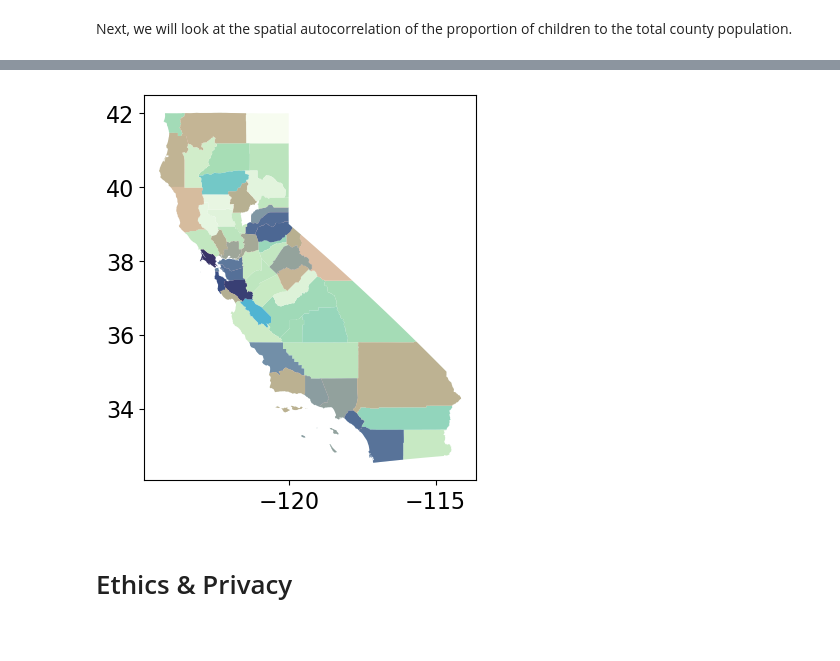
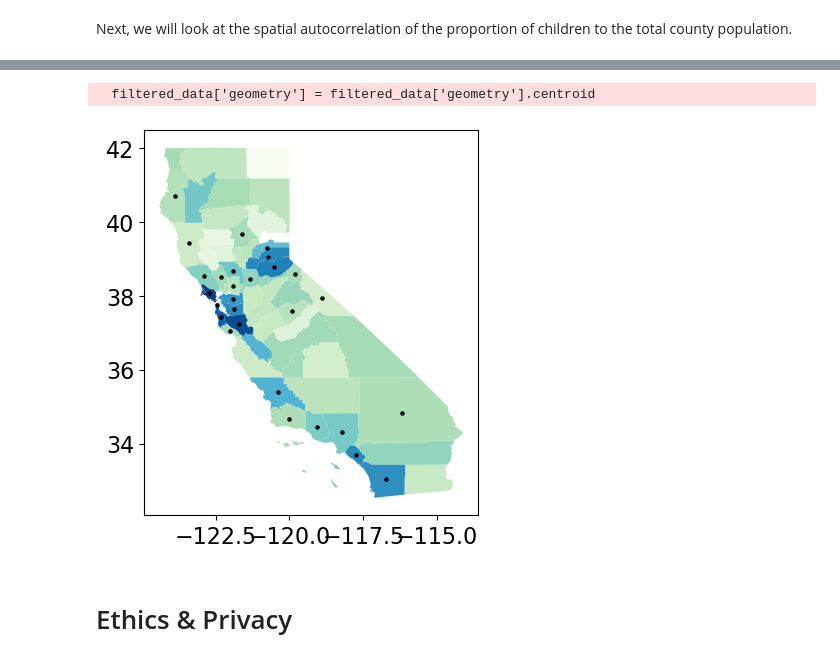
Before and after one commit to KaitlynChou/COGS-108-Project, a Jupyter notebook: EDACheckpoint_Group057_WI24.ipynb, the cells around one changed output, grey strips where cells are left out. Cells and saved outputs as stored; diff of their text form; code cells hidden in the pictures.

```diff
--- a/EDACheckpoint_Group057_WI24.ipynb
+++ b/EDACheckpoint_Group057_WI24.ipynb
@@ -773,18 +790,3 @@ The Moran's I value indicates a tendency towards clustering with a positive numb
 Next, we will map the CAASPP result data that we analyzed with the scatterplots in the Exploration of CAASPP Reading Score Data.
 # %% [markdown]
 Next, we will look at the spatial autocorrelation of the proportion of children to the total county population.
-# %%
-#adding population proportion to FIPS dataframe
-population_2017 = pop_prop[pop_prop['YEAR'] == 2017].reset_index(drop=True)
-FIPS_data.insert(6, 'Child Proportion', population_2017['Child_Prop'])
-
-#adding percent of grade 4 who exceeded ELA in 2017
-caaspp_17Exceed = caaspp[(caaspp['Test Year']==2017) & (caaspp['Grade']==4)]['Percent Exceeded ELA'].reset_index(drop=True)
-FIPS_data.insert(6, 'Exceeded, Grade 4, 2017', caaspp_17Exceed)
-
-#adding lib childrens book circulation for 2017
-libcirc_2017 = libraries_per[libraries_per['Year']==2017]['Circ. Childrens Materials Per 1k Children'].reset_index(drop=True)
-FIPS_data.insert(6, 'Circ. Child Materials, 2017', libcirc_2017)
-
-FIPS_data.head()
-#caaspp_17Exceed
@@ -890,30 +852,27 @@ p-value: 0.001
 # %%
-#library
-FIPS_data_temp = FIPS_data.dropna(subset=['Circ. Child Materials, 2017'])
-
-sns.distplot(FIPS_data_temp['Circ. Child Materials, 2017'])
+sns.distplot(FIPS_data['Circ. Child Materials, 2017'])
 
 fig, ax = plt.subplots(1, 1, figsize=(10, 7))
 divider = make_axes_locatable(ax)
-FIPS_data_temp.plot(column='Circ. Child Materials, 2017', ax=ax, cmap='GnBu', legend=True,
+FIPS_data.plot(column='Circ. Child Materials, 2017', ax=ax, cmap='GnBu', legend=True,
                legend_kwds={"label": "Lib data", "orientation": "vertical"});
 #correlation graph
-y = FIPS_data_temp['Circ. Child Materials, 2017']
+y = FIPS_data['Circ. Child Materials, 2017']
 yb = y > y.median()
 labels = ["0 Low", "1 High"]
 yb = [labels[i] for i in 1*yb]
-FIPS_data_temp['yb'] = yb
+FIPS_data['yb'] = yb
 
-#SPATIAL AUTOCORRELATION GRAPH(non-filtered)
+#dichotomize data and visualize
 fig = plt.figure(figsize=(12,10))
 ax = plt.gca()
-FIPS_data_temp.plot(column='yb', cmap='binary',
+FIPS_data.plot(column='yb', cmap='binary',
         edgecolor='grey', legend=True, ax=ax);
 
 #correlation
-w_knn = weights.KNN.from_dataframe(FIPS_data_temp, k=5)
+w_knn = weights.KNN.from_dataframe(FIPS_data, k=5)
 # Check for spatial autocorrelation using Moran's I
-moran = Moran(FIPS_data_temp['Circ. Child Materials, 2017'], w_knn)
+moran = Moran(FIPS_data['Circ. Child Materials, 2017'], w_knn)
 print("Moran's I:", moran.I)
 print("p-value:", moran.p_sim)
 # %% [output]
@@ -930,12 +884,16 @@ p-value: 0.001
 # %%
-filtered_data = FIPS_data_temp[FIPS_data_temp['yb'] == '1 High']
+#seeing which county has libraries that are on the high end of circulation of childrens materials...
+#...versus the distribution of percentage of students exceeded
+filtered_data = FIPS_data[FIPS_data['yb'] == '1 High'].copy()
+filtered_data['geometry'] = filtered_data['geometry'].centroid
 
-base = FIPS_data_temp.plot(column='Exceeded, Grade 4, 2017', cmap='GnBu', zorder = 1)
-filtered_data.plot(ax=base, marker='o', markersize=5, column='yb', color='red', alpha=0.2, zorder=2)
+base = FIPS_data.plot(column='Exceeded, Grade 4, 2017', cmap='GnBu', zorder = 1)
+filtered_data.plot(ax=base, marker='o', markersize=5, color='black', zorder=2)
 
 plt.show()
 # %% [output]
+  filtered_data['geometry'] = filtered_data['geometry'].centroid
-[figure, old version]
+[figure, new version]
 # %% [markdown]
 # Ethics & Privacy
 # %% [markdown]
```
Also changed, not shown: parts of 17 cells of this notebook, 1 other file.
